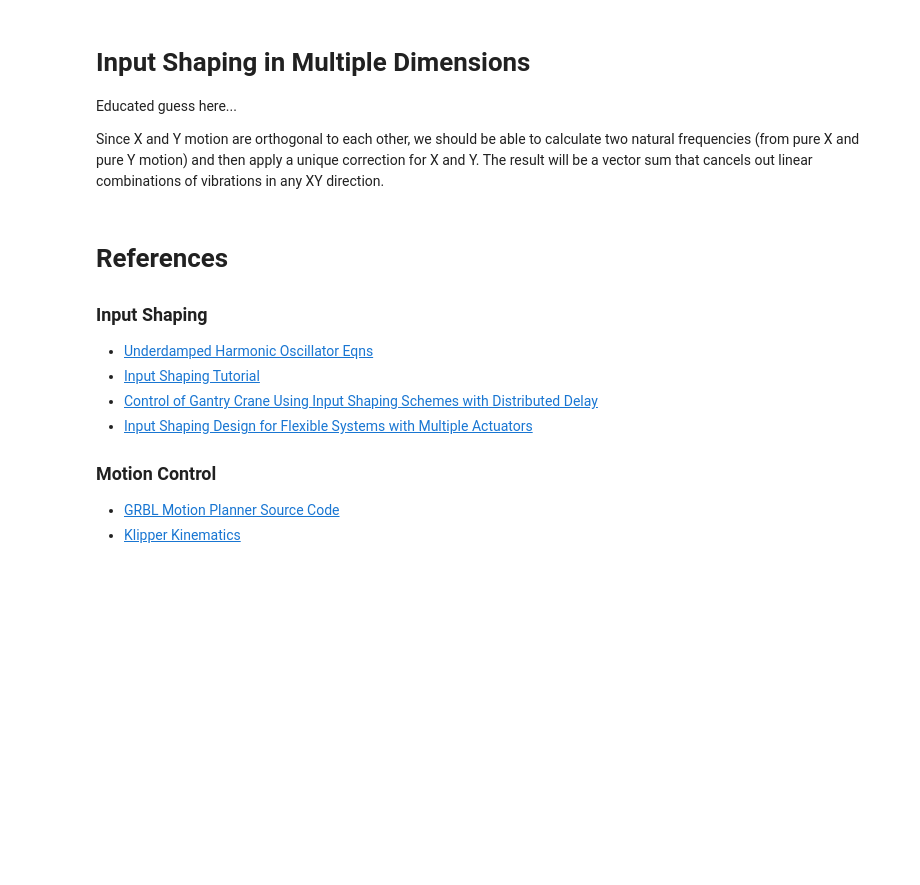
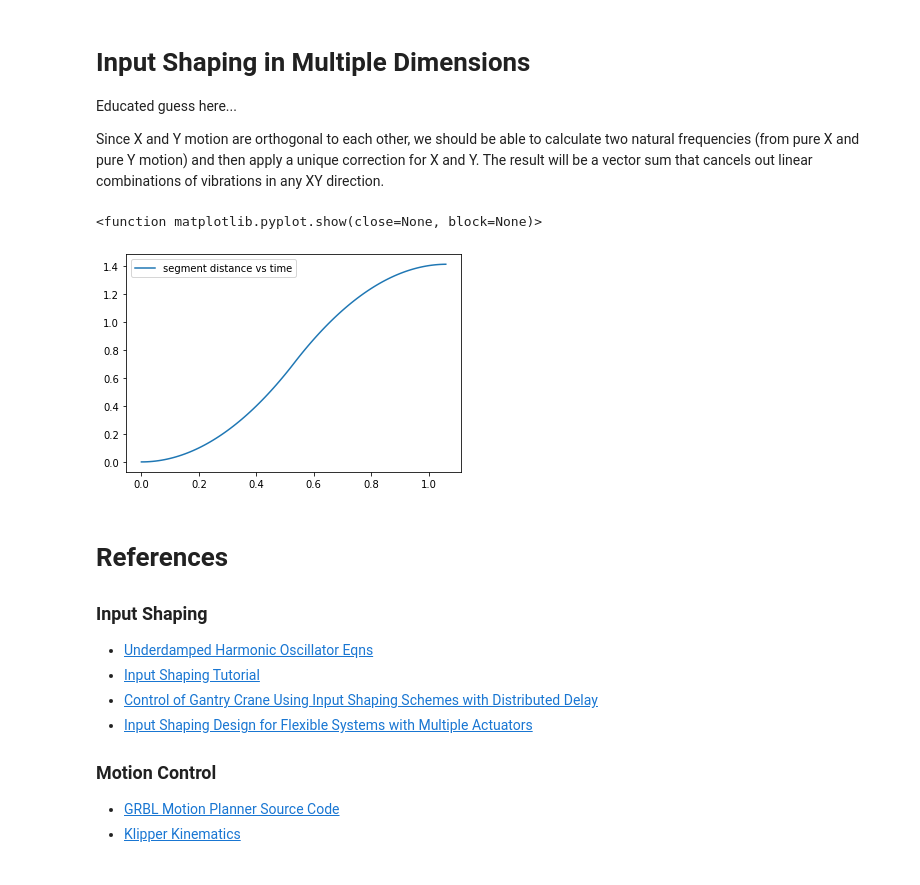
Before and after one commit to Poofjunior/input_shaping_notes, a Jupyter notebook: input_shaping_and_modifying_kinematics.ipynb, the cells around one changed output. Saved outputs shown, nothing was run; the diff lists cells and outputs as text; code cells hidden in the pictures; blank space fills up the shorter version.

Commit message:
basic move class written

```diff
--- a/input_shaping_and_modifying_kinematics.ipynb
+++ b/input_shaping_and_modifying_kinematics.ipynb
@@ -353,3 +433,13 @@ class MoveSegment(object):
+# %%
+my_move = Move(0, 0, (0.0, 0.0), (1.0, 1.0))
+time_series = np.arange(0, my_move.t_move_end, 0.01)
+dist_series = [my_move.get_position(t) for t in time_series]
+plt.plot(time_series, dist_series, label = "segment distance vs time")
+plt.legend()
+plt.show
+# %% [output]
+<function matplotlib.pyplot.show(close=None, block=None)>
+[figure, added]
 # %% [markdown]
 # References
 
```
Also changed, not shown: parts of 2 cells of this notebook, 1 other file.
